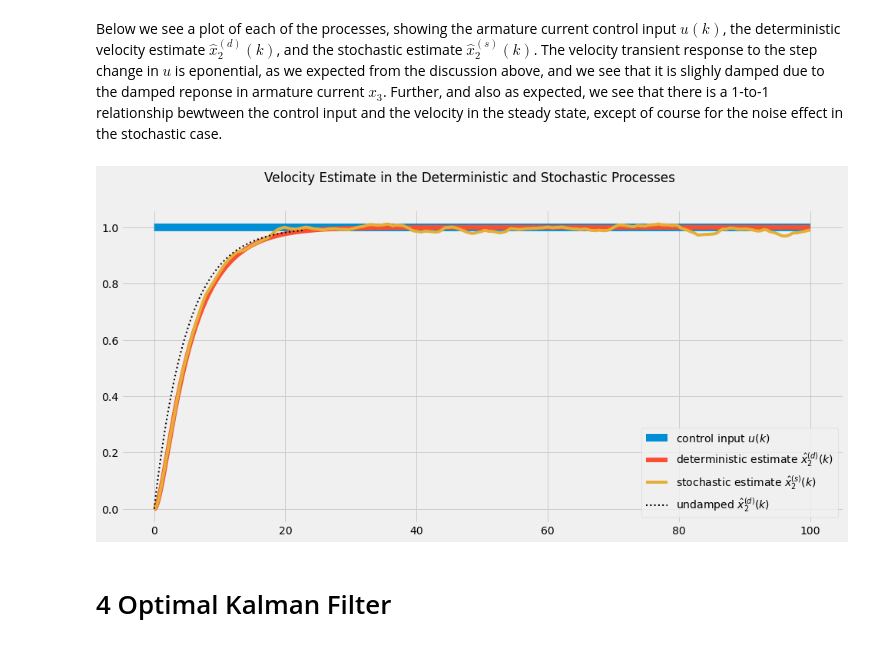
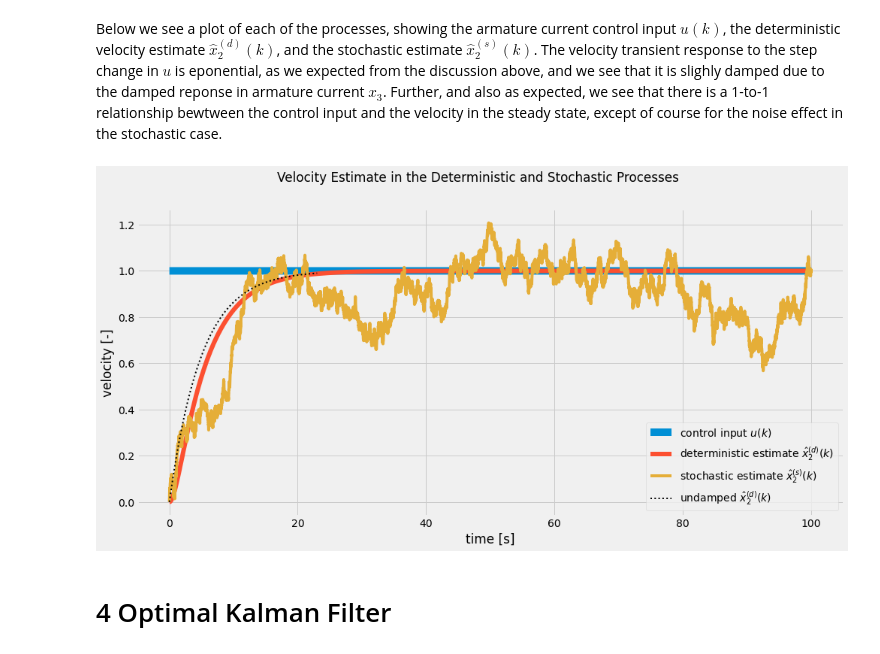
Before and after one commit to fonstelien/TEK4050, a Jupyter notebook: project/project.ipynb, the cells around one changed output. Drawn from its saved outputs; the diff is of its cells as text; code cells hidden in the pictures.

```diff
--- a/project/project.ipynb
+++ b/project/project.ipynb
@@ -158,7 +162,7 @@ dt = .01
 
 # System parameters
 T2, T3 = 5, 1
-Q = 2*.1**2*np.eye(3)
+Q = np.eye(3)*2*.1**2
 F = np.array([[0, 1, 0],
               [0, -1/T2, 1/T2],
               [0, 0, -1/T3]])
@@ -170,8 +174,8 @@ G = np.array([[0, 0, 0],
               [0, 0, 1]])
 
 # Kalman filter parameters
-P0 = np.diag([1,.1**2, .1**2])
-R = 1*np.eye(3)
+P0 = np.diag([1, .1**2, .1**2])
+R = np.eye(3)*1
 H = np.array([[1, 0, 0],
               [0, 0, 0],
               [0, 0, 0]])
@@ -210,11 +214,11 @@ and we assume that $u$ is constant over the time interval $[t_k, t_k + \Delta t]
 # %%
 def c2d_determnistic(F, L, dt):
     '''Converts the continuous process equation matrices F, L into discrete matrices Fi, La with time step dt'''
-    n = F.shape[0]
-    F1 = pad_to_square(np.hstack((F, L)), n=2*n)
+    p = F.shape[0]
+    F1 = pad_to_square(np.hstack((F, L)), n=2*p)
     Fi1 = expm(F1*dt)
-    Fi = Fi1[:n, :n]  # Upper left
-    La = Fi1[:n, n:]  # Upper right
+    Fi = Fi1[:p, :p]  # Upper left
+    La = Fi1[:p, p:]  # Upper right
 
     return (Fi, La)
 # %% [markdown]
@@ -275,13 +279,13 @@ An implementation of this is given here:
 # %%
 def c2d_stochastic(F, L, G, Q, dt):
     '''Converts the continuous process equation matrices F, L, G, Q into discrete matrices Fi, La, Ga with time step dt'''
-    n = F.shape[0]
-    F2 = np.vstack((np.hstack((F, pad_to_square(G@Q@G.T, n=n))),
+    p = F.shape[0]
+    F2 = np.vstack((np.hstack((F, pad_to_square(G@Q@G.T, n=p))),
                     np.hstack((np.zeros(F.shape), -F.T))))
     Fi2 = expm(F2*dt)
-    Fi12 = Fi2[:n, n:]  # Upper right
-    Fi22 = Fi2[n:, n:]  # Lower right
-    Ga = chol(Fi12 @ inv(Fi22), lower=True)
+    Fi12 = Fi2[:p, p:]  # Upper right
+    Fi22 = Fi2[p:, p:]  # Lower right
+    Ga = chol(Fi12 @ inv(Fi22), lower=False)
     Fi, La = c2d_determnistic(F, L, dt)
 
     return (Fi, La, Ga)
@@ -357,16 +361,18 @@ Below we see a plot of each of the processes, showing the armature current contr
 # %%
 fig, axes = plt.subplots(ncols=1, nrows=1, sharex=True, sharey=True, figsize=(15,7))
 fig.suptitle(r'Velocity Estimate in the Deterministic and Stochastic Processes')
 
 ax = axes
 ax.plot(t, u[2], lw=10)
 ax.plot(t, xd[1], lw=6)
 ax.plot(t, xs[1], lw=4)
 ax.plot(t[(m:=(x:=1-np.exp(-t/T2))<.99)], x[m], lw=2, ls=':', color='0')
 ax.legend([r'control input $u(k)$', r'deterministic estimate $\hat{x}_2^{(d)}(k)$', r'stochastic estimate $\hat{x}_2^{(s)}(k)$', r'undamped $\hat{x}_2^{(d)}(k)$'])
+ax.set_xlabel('time [s]')
+ax.set_ylabel('velocity [-]')
 plt.show()
 # %% [output]
-[figure, old version]
+[figure, new version]
 # %% [markdown]
 # 4 Optimal Kalman Filter
 # %%
```
Also changed, not shown: parts of 18 cells of this notebook.
